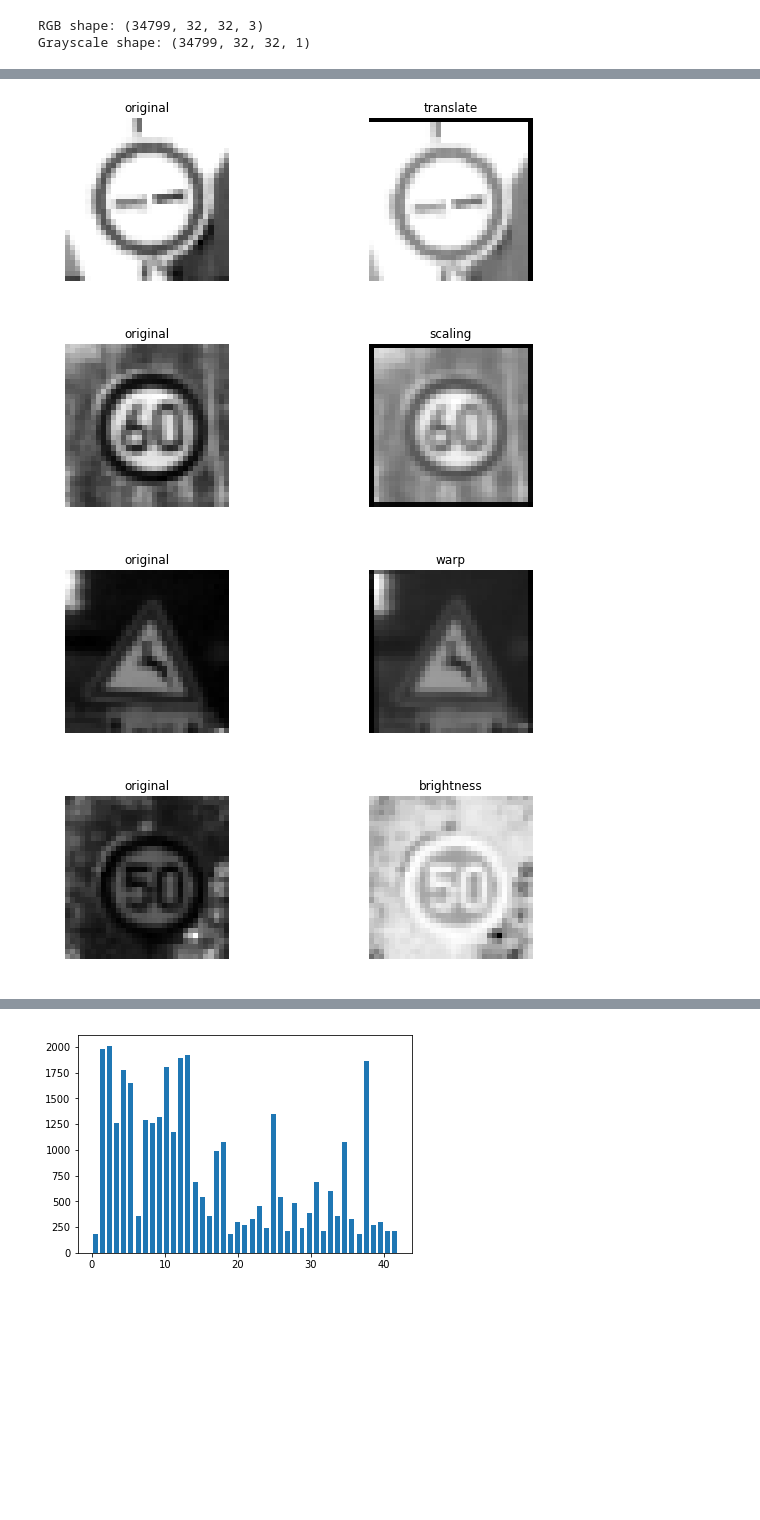
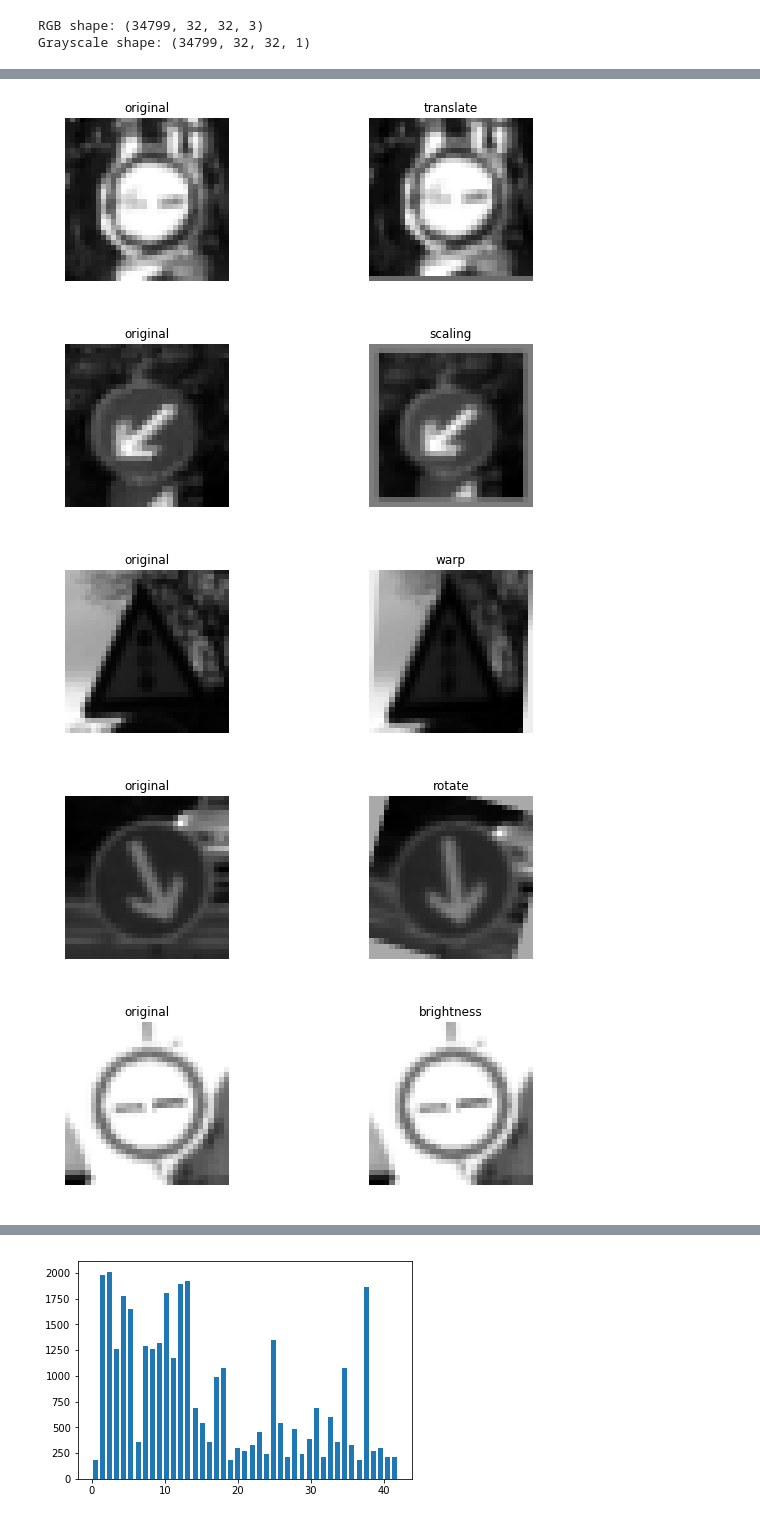
Before and after one commit to changyiZ/CarND-Traffic-Sign-Classifier-Project, a Jupyter notebook: Traffic_Sign_Classifier.ipynb, the cells around one changed output, grey strips where cells are left out. Saved outputs shown, nothing was run; the diff lists cells and outputs as text; code cells hidden in the pictures; blank space fills up the shorter version.

```diff
--- a/Traffic_Sign_Classifier.ipynb
+++ b/Traffic_Sign_Classifier.ipynb
@@ -148,17 +150,18 @@ Use the code cell (or multiple code cells, if necessary) to implement the first
 ### Feel free to use as many code cells as needed.
 
 # Grayscale
+X_train_grayscale = np.sum(X_train/3, axis=3, keepdims=True)
+X_valid = np.sum(X_valid/3, axis=3, keepdims=True)
+
 print('RGB shape:', X_train.shape)
-X_train = np.sum(X_train/3, axis=3, keepdims=True)
-print('Grayscale shape:', X_train.shape)
-X_valid = np.sum(X_valid/3, axis=3, keepdims=True)
+print('Grayscale shape:', X_train_grayscale.shape)
 
 # Normalize the train and test datasets to (-1,1)
 def normalize(images):
     images = (images-128.)/128.
     return images
 
-X_train_normalized = normalize(X_train)
+X_train_normalized = normalize(X_train_grayscale)
 X_valid = normalize(X_valid)
 # %% [output]
 RGB shape: (34799, 32, 32, 3)
@@ -245,38 +249,48 @@ def random_warp(img):
 
     pts1 = np.float32([[y1,x1],
                        [y2,x1],
                        [y1,x2]])
     pts2 = np.float32([[y1+rndy[0],x1+rndx[0]],
                        [y2+rndy[1],x1+rndx[1]],
                        [y1+rndy[2],x2+rndx[2]]])
 
     M = cv2.getAffineTransform(pts1,pts2)
 
     dst = cv2.warpAffine(img,M,(cols,rows))
 
     dst = dst[:,:,np.newaxis]
 
     return dst
 
+def random_rotate(img):
+    ang_range = 60
+    ang_rot = np.random.uniform(ang_range) - ang_range / 2
+    rows,cols,_ = img.shape
+    Rot_M = cv2.getRotationMatrix2D((cols / 2, rows / 2), ang_rot, 1)
+    dst = cv2.warpAffine(img, Rot_M, (cols, rows))
+    dst = dst[:,:,np.newaxis]
+    return dst
 
 def random_brightness(img):
     shifted = img + 1.0   # shift to (0,2) range
     img_max_value = max(shifted.flatten())
     max_coef = 2.0/img_max_value
     min_coef = max_coef - 0.1
     coef = np.random.uniform(min_coef, max_coef)
     dst = shifted * coef - 1.0
     return dst
 
 
 
 
-process_image_show(X_train, random_translate, 'translate')
-process_image_show(X_train, random_scaling, 'scaling')
-process_image_show(X_train, random_warp, 'warp')
-process_image_show(X_train, random_brightness, 'brightness')
+process_image_show(X_train_normalized, random_translate, 'translate')
+process_image_show(X_train_normalized, random_scaling, 'scaling')
+process_image_show(X_train_normalized, random_warp, 'warp')
+process_image_show(X_train_normalized, random_rotate, 'rotate')
+process_image_show(X_train_normalized, random_brightness, 'brightness')
 # %% [output]
-[figure, old version]
+[figure, new version]
-[figure, old version]
+[figure, new version]
-[figure, old version]
+[figure, new version]
-[figure, old version]
+[figure, new version]
+[figure, added]
```
Also changed, not shown: parts of 11 cells of this notebook, 6 other files.
